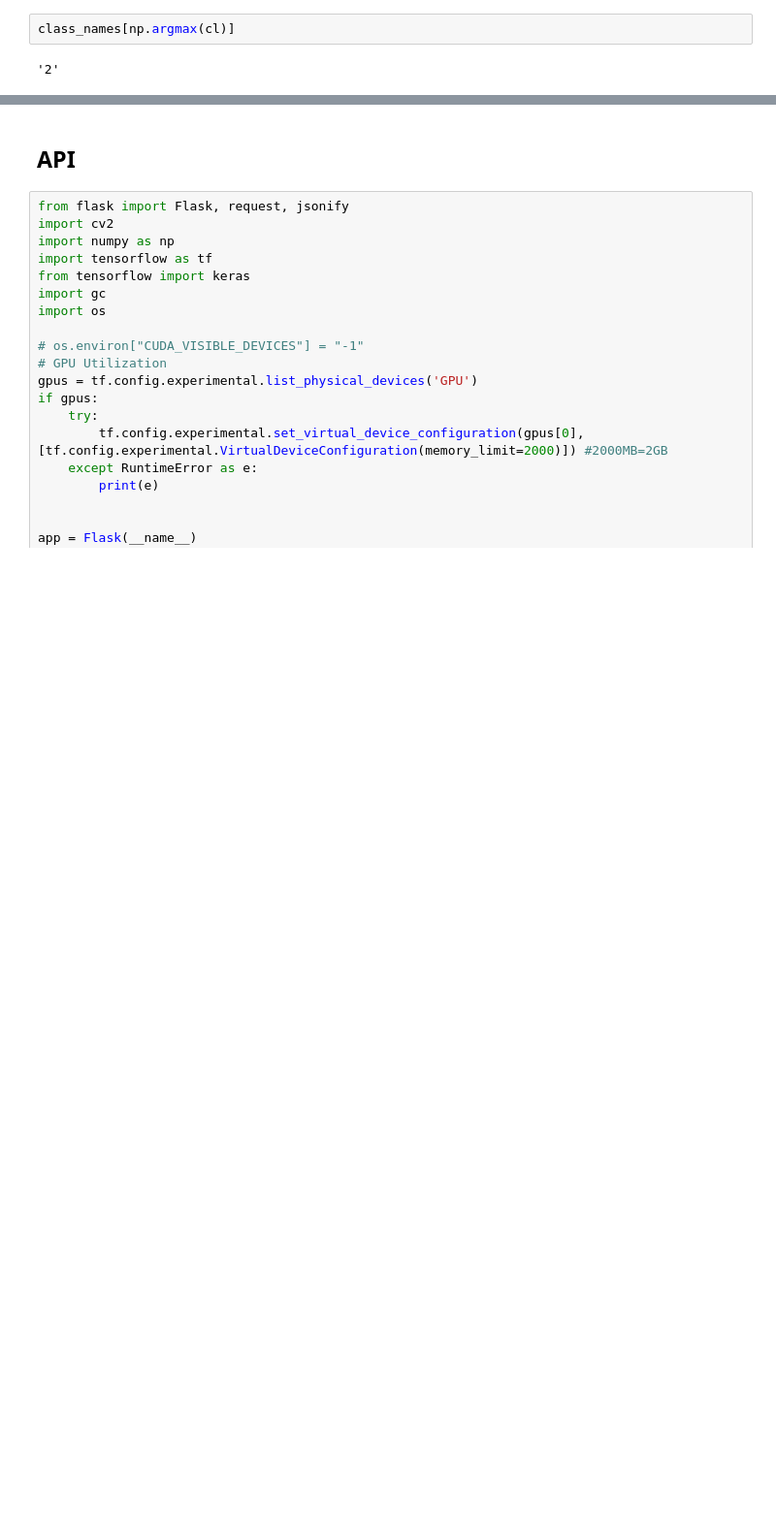
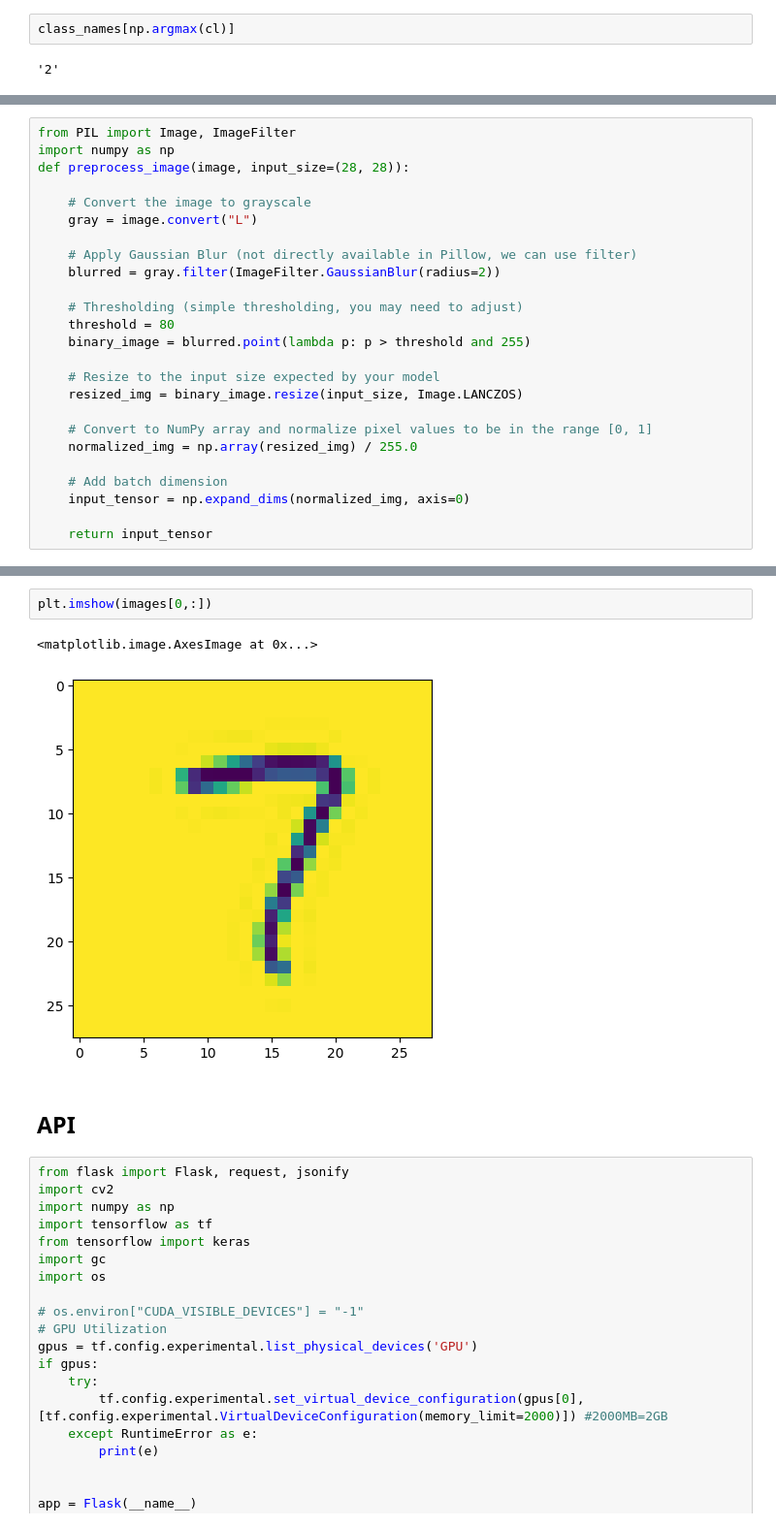
Before and after one commit to shahmustafa/mnist, a Jupyter notebook: mnist_model_pre.ipynb, the cells around one changed output, grey strips where cells are left out. Shown at 97% size. Saved outputs shown, nothing was run; the diff lists cells and outputs as text; blank space fills up the shorter version.

```diff
--- a/mnist_model_pre.ipynb
+++ b/mnist_model_pre.ipynb
@@ -454,0 +459,25 @@ class_names[np.argmax(cl)]
+# %%
+from PIL import Image, ImageFilter
+import numpy as np
+def preprocess_image(image, input_size=(28, 28)):
+
+    # Convert the image to grayscale
+    gray = image.convert("L")
+
+    # Apply Gaussian Blur (not directly available in Pillow, we can use filter)
+    blurred = gray.filter(ImageFilter.GaussianBlur(radius=2))
+
+    # Thresholding (simple thresholding, you may need to adjust)
+    threshold = 80
+    binary_image = blurred.point(lambda p: p > threshold and 255)
+
+    # Resize to the input size expected by your model
+    resized_img = binary_image.resize(input_size, Image.LANCZOS)
+
+    # Convert to NumPy array and normalize pixel values to be in the range [0, 1]
+    normalized_img = np.array(resized_img) / 255.0
+
+    # Add batch dimension
+    input_tensor = np.expand_dims(normalized_img, axis=0)
+
+    return input_tensor
@@ -455,3 +494,8 @@ class_names[np.argmax(cl)]
+# %%
+plt.imshow(images[0,:])
+# %% [output]
+<matplotlib.image.AxesImage at 0x...>
+[figure, added]
 # %% [markdown]
 ## API
 # %%
```
Also changed, not shown: parts of 5 cells of this notebook, 4 other files.
